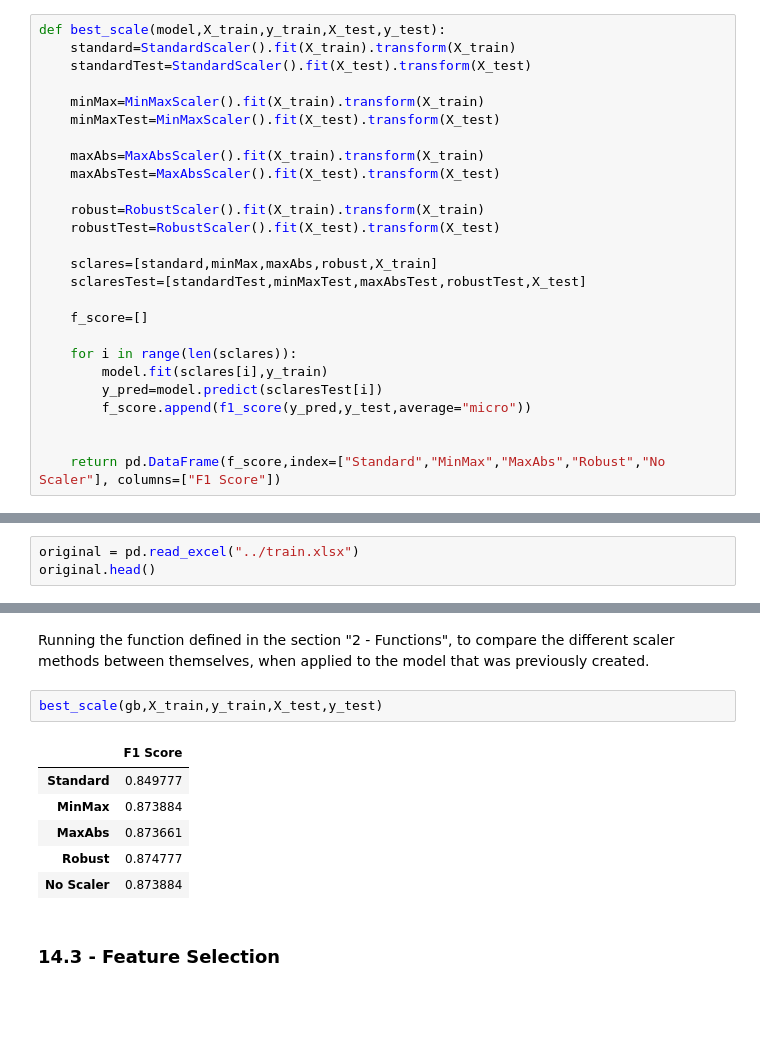
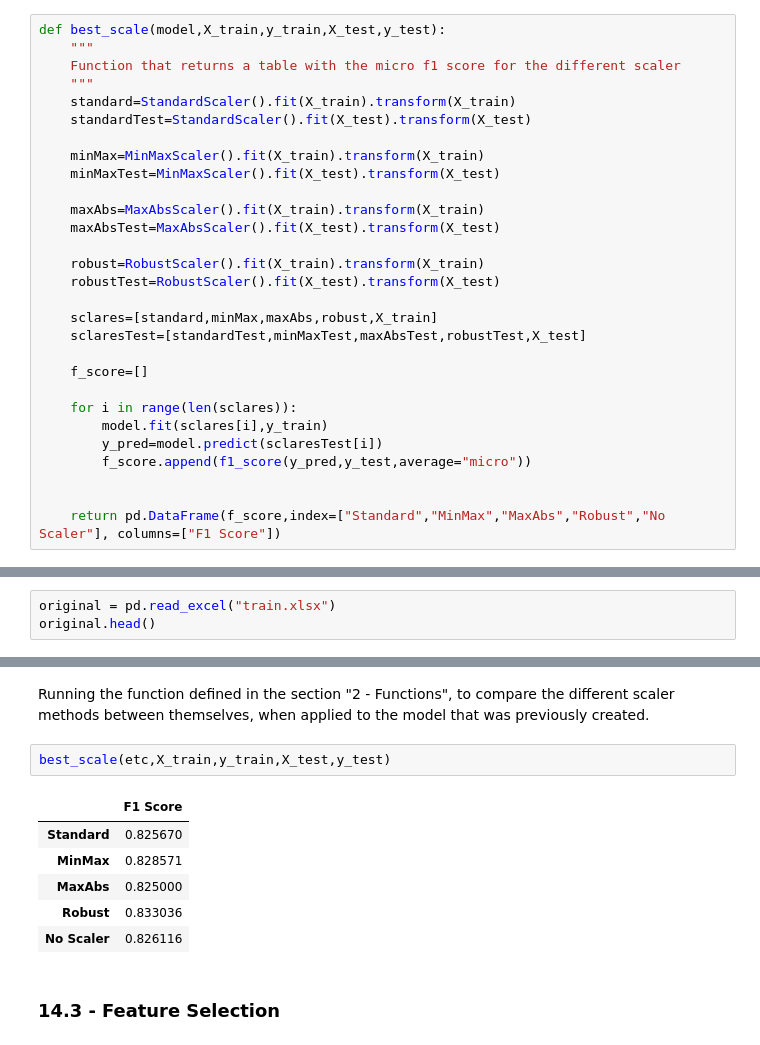
Before and after one commit to its-pedrofonseca/Machine-Learning-Project, a Jupyter notebook: Final Machine Learning Model.ipynb, the cells around one changed output, grey strips where cells are left out. Saved outputs shown, nothing was run; the diff lists cells and outputs as text; blank space fills up the shorter version.

```diff
--- a/Final Machine Learning Model.ipynb
+++ b/Final Machine Learning Model.ipynb
@@ -148,5 +156,8 @@ def micro_f1_score(y_train, pred_train , y_val, pred_val):
 # %%
 def best_scale(model,X_train,y_train,X_test,y_test):
+    """
+    Function that returns a table with the micro f1 score for the different scaler
+    """
     standard=StandardScaler().fit(X_train).transform(X_train)
     standardTest=StandardScaler().fit(X_test).transform(X_test)
 
@@ -180,7 +204,7 @@ def best_scale(model,X_train,y_train,X_test,y_test):
 # %% [markdown]
 [Back to TOC](#toc)
 # %%
-original = pd.read_excel("../train.xlsx")
+original = pd.read_excel("train.xlsx")
 original.head()
 # %% [output]
 |  | CITIZEN_ID | Name | Birthday | Native Continent | Marital Status | Lives with | Base Area | ... |
@@ -1309,14 +1336,14 @@ ExtraTreesClassifier()
 # %% [markdown]
 Running the function defined in the section "2 - Functions", to compare the different scaler methods between themselves, when applied to the model that was previously created.
 # %%
-best_scale(gb,X_train,y_train,X_test,y_test)
+best_scale(etc,X_train,y_train,X_test,y_test)
 # %% [output]
 |  | F1 Score |
-| Standard | 0.849777 |
-| MinMax | 0.873884 |
-| MaxAbs | 0.873661 |
-| Robust | 0.874777 |
-| No Scaler | 0.873884 |
+| Standard | 0.825670 |
+| MinMax | 0.828571 |
+| MaxAbs | 0.825000 |
+| Robust | 0.833036 |
+| No Scaler | 0.826116 |
 # %% [markdown]
 ### 14.3 - Feature Selection
 # %% [markdown]
```
Also changed, not shown: parts of 64 cells of this notebook.
